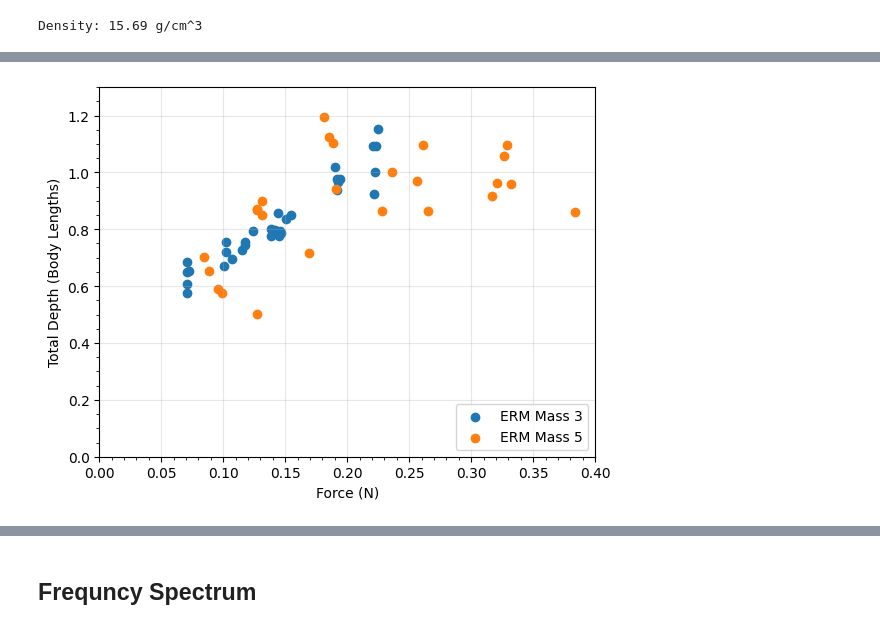
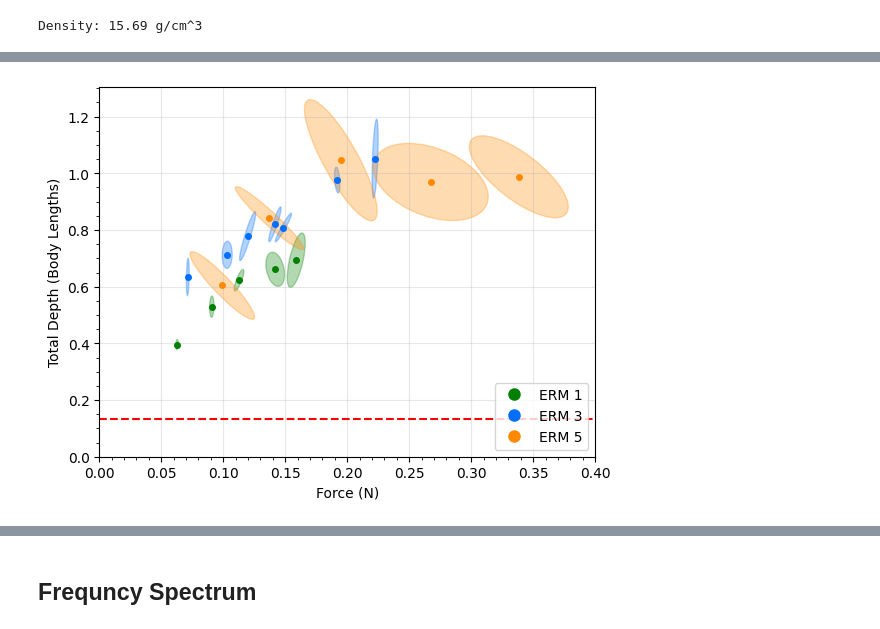
Before and after one commit to OzzysMess/clamming, a Jupyter notebook: master_notes.ipynb, the cells around one changed output, grey strips where cells are left out. Drawn from its saved outputs; the diff is of its cells as text; code cells hidden in the pictures.

```diff
--- a/master_notes.ipynb
+++ b/master_notes.ipynb
@@ -68,3 +57,19 @@ density = mass / (np.pi * (diameter/2)**2 * length)
 print(f"Density: {density:.2f} g/cm^3")
 # %% [output]
 Density: 15.69 g/cm^3
+# %%
+import re
+from pathlib import Path
+import matplotlib.pyplot as plt
+import pandas as pd
+import trim_data_file
+probe_length = 60.2
+
+source_csv = r"Data\frequencyVdepth5.csv"
+trimmed_csv = Path(re.sub(r"(\.csv)$", r"_trimmed\1", source_csv))
+
+trim_data_file.trim_csv_to_consistent_format(source_csv, trimmed_csv)
+data = pd.read_csv(trimmed_csv)
+
+# drop last 2 rows for now
+#data = data.iloc[:-2]
@@ -169,37 +282,22 @@ plt.show()
 # %%
-import numpy as np
-import matplotlib.pyplot as plt
+# Force = Power / Angular Velocity
+r = 0.005  # distance from center of probe to center of ERM mass
+ax = plot_mass_scatter(
+    data,
+    lambda subset, mass: subset["Power (mW)"].astype(float) * 0.001 / ((2 * np.pi * subset["Peak Frequency"].astype(float)) * r),
+    lambda subset, mass: subset["Total Depth (mm)"] / probe_length,
+    "Force (N)",
+    "Total Depth (Body Lengths)",
+    legend_loc="lower right",
+    confidence_ellipse=1,
+)
 
-probe_length = 60.2
-
-fig, ax = plt.subplots()
-r = 0.005 # distance from center of probe to center of ERM mass
-for mass in [3, 5]:
-    subset = data[data["ERM Mass"] == mass]
-    frequency_hz = subset["Peak Frequency"].astype(float)
-    power = subset["Power (mW)"].astype(float)
-    omega = 2 * np.pi * frequency_hz
-    force = power * 0.001 / (omega * r)
-    depth_body_lengths = subset["Total Depth (mm)"] / probe_length
-
-    ax.scatter(
-        force,
-        depth_body_lengths,
-        marker="o",
-        label=f"ERM Mass {mass}",
-    )
-ax.set_xlabel("Force (N)")
-ax.set_ylabel("Total Depth (Body Lengths)")
-ax.legend(loc="lower right")
-#ax.set_ylim(0, 1.3)
-#ax.set_xlim(0.00, 0.4)
 ax.set_yticks(np.arange(0, 1.31, 0.2))
-ax.set_yticks(np.arange(0, 1.31, 0.2/4), minor =True)
+ax.set_yticks(np.arange(0, 1.31, 0.2/4), minor=True)
 ax.set_xticks(np.arange(0, 0.401, 0.05))
 ax.set_xticks(np.arange(0, 0.401, 0.05/5), minor=True)
-
-ax.grid(True, alpha=0.3)
+ax.axhline(y=cone_height/probe_length, color='red', linestyle='--', label='starting depth')
 
 plt.show()
 # %% [output]
-[figure, old version]
+[figure, new version]
```
Also changed, not shown: parts of 12 cells of this notebook, 5 other files.
